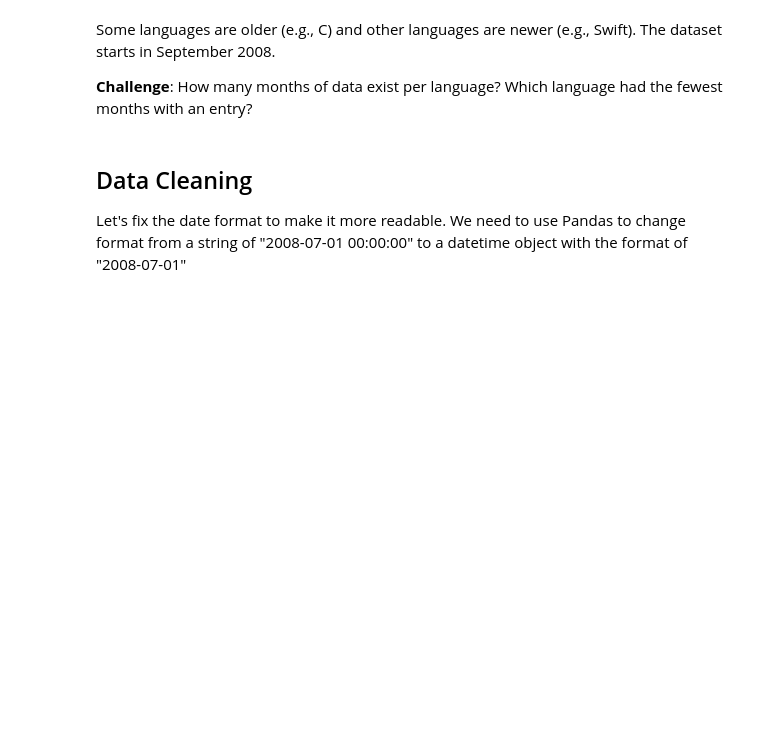
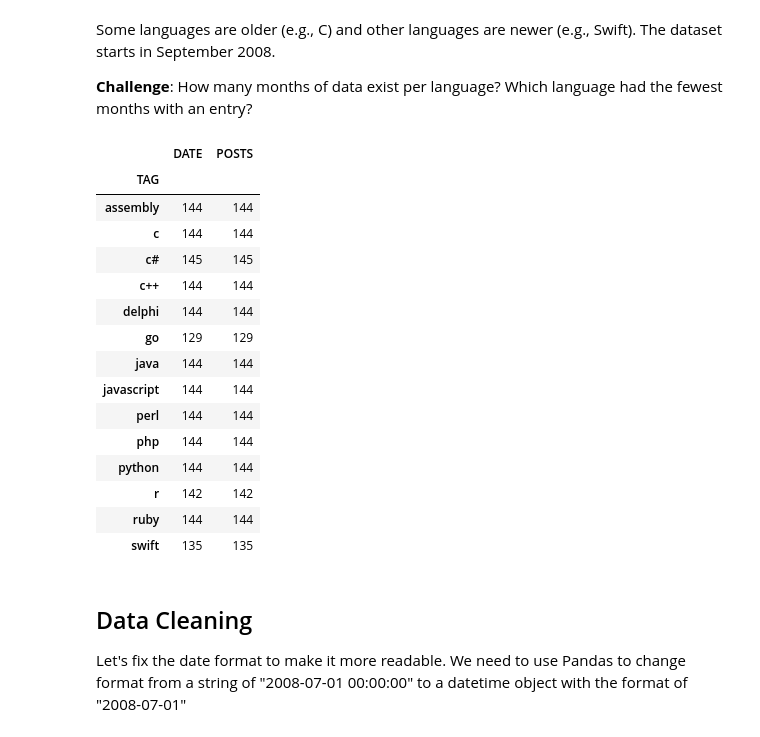
Before and after one commit to dmytro-iovenko/python-100-days-of-code, a Jupyter notebook: 72-data-visualization-matplotlib/Programming_Languages.ipynb, the cells around one changed output. Cells and saved outputs as stored; diff of their text form; code cells hidden in the pictures; blank space fills up the shorter version.

```diff
--- a/72-data-visualization-matplotlib/Programming_Languages.ipynb
+++ b/72-data-visualization-matplotlib/Programming_Languages.ipynb
@@ -68,6 +87,25 @@ Which Programming language has had the highest total number of posts of all time
 Some languages are older (e.g., C) and other languages are newer (e.g., Swift). The dataset starts in September 2008.
 
 **Challenge**: How many months of data exist per language? Which language had the fewest months with an entry?
+# %%
+df.groupby("TAG").count()
+# %% [output]
+|  | DATE | POSTS |
+| TAG |  |  |
+| assembly | 144 | 144 |
+| c | 144 | 144 |
+| c# | 145 | 145 |
+| c++ | 144 | 144 |
+| delphi | 144 | 144 |
+| go | 129 | 129 |
+| java | 144 | 144 |
+| javascript | 144 | 144 |
+| perl | 144 | 144 |
+| php | 144 | 144 |
+| python | 144 | 144 |
+| r | 142 | 142 |
+| ruby | 144 | 144 |
+| swift | 135 | 135 |
 # %% [markdown]
 ## Data Cleaning
 
```
Also changed, not shown: parts of 1 cell of this notebook.
